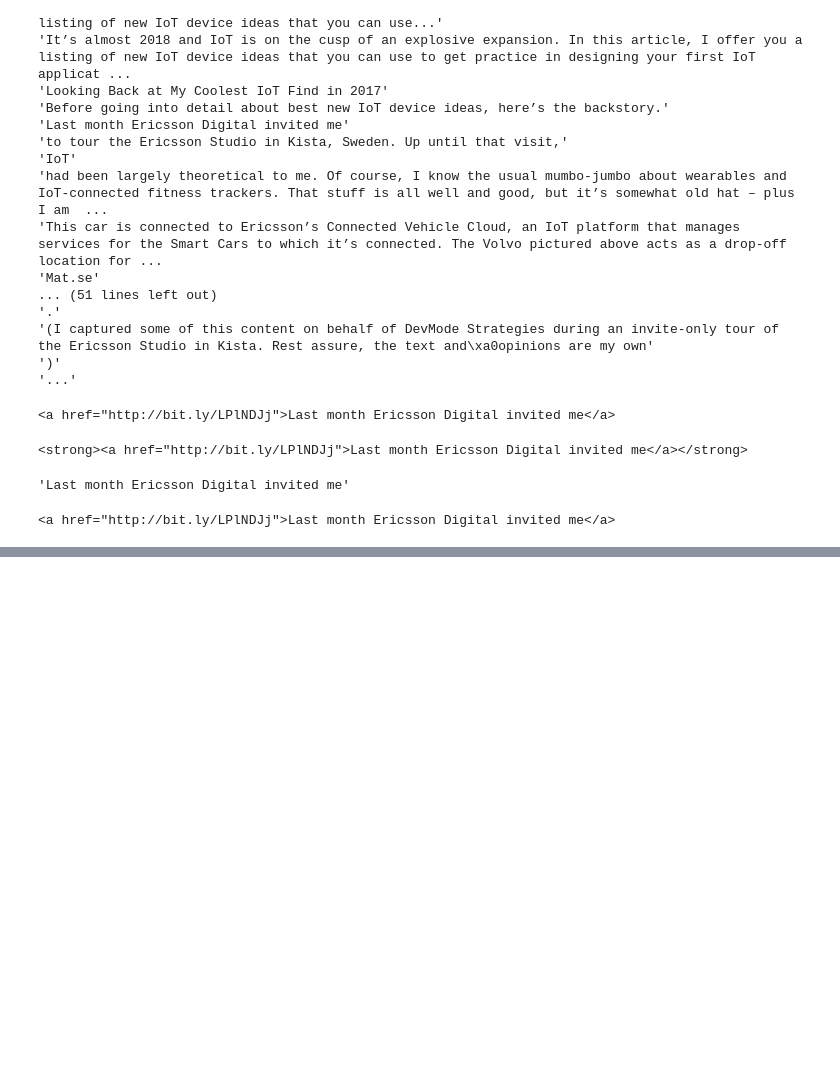
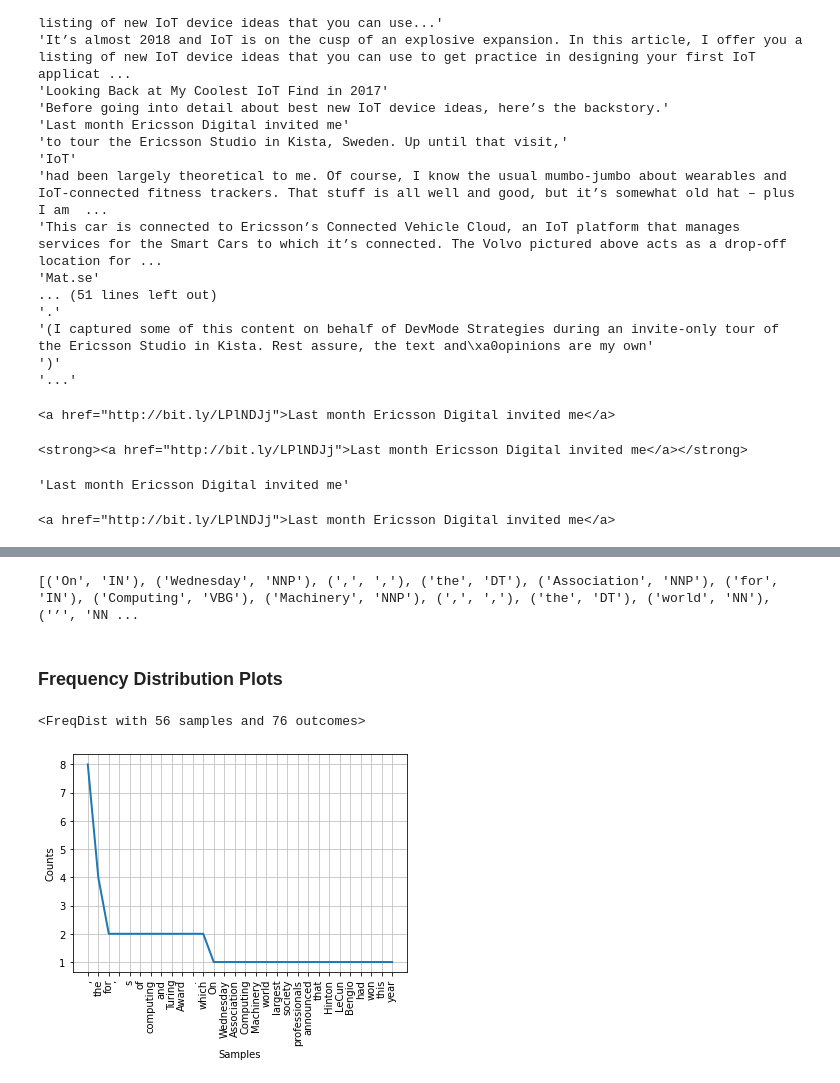
Before and after one commit to adry402/basic, a Jupyter notebook: basic_scrapping.ipynb, the cells around one changed output, grey strips where cells are left out. Saved outputs shown, nothing was run; the diff lists cells and outputs as text; code cells hidden in the pictures; blank space fills up the shorter version.

```diff
--- a/basic_scrapping.ipynb
+++ b/basic_scrapping.ipynb
@@ -424,0 +741,2 @@ first_link.string.parent
+# %%
+text = "On Wednesday, the Association for Computing Machinery, the world’s largest society of computing professionals, announced that Hinton, LeCun and Bengio had won this year’s Turing Award for their work on neural networks. The Turing Award, which was introduced in 1966, is often called the Nobel Prize of computing, and it includes a $1 million prize, which the three scientists will share."
@@ -424,0 +759,5 @@ first_link.string.parent
+# %%
+from nltk.tokenize import word_tokenize
+word_tk = word_tokenize(text)
+print("Word tokenizing the text: \n")
+print(word_tk)
@@ -424,0 +847,21 @@ first_link.string.parent
+# %%
+from nltk import pos_tag
+pos_tagged_words = pos_tag(word_tk)
+
+print(pos_tagged_words)
+# %% [output]
+[('On', 'IN'), ('Wednesday', 'NNP'), (',', ','), ('the', 'DT'), ('Association', 'NNP'), ('for', 'IN'), ('Computing', 'VBG'), ('Machinery', 'NNP'), (',', ','), ('the', 'DT'), ('world', 'NN'), ('’', 'NN ...
+# %% [markdown]
+<h3>Frequency Distribution Plots</h3>
+# %%
+from nltk.probability import FreqDist
+fd = FreqDist(word_tk)
+print(fd)
+# %% [output]
+<FreqDist with 56 samples and 76 outcomes>
+# %%
+import matplotlib.pyplot as plt
+fd.plot(30, cumulative=False)
+plt.show()
+# %% [output]
+[figure, added]
```
Also changed, not shown: parts of 40 cells of this notebook, 2 other files.
